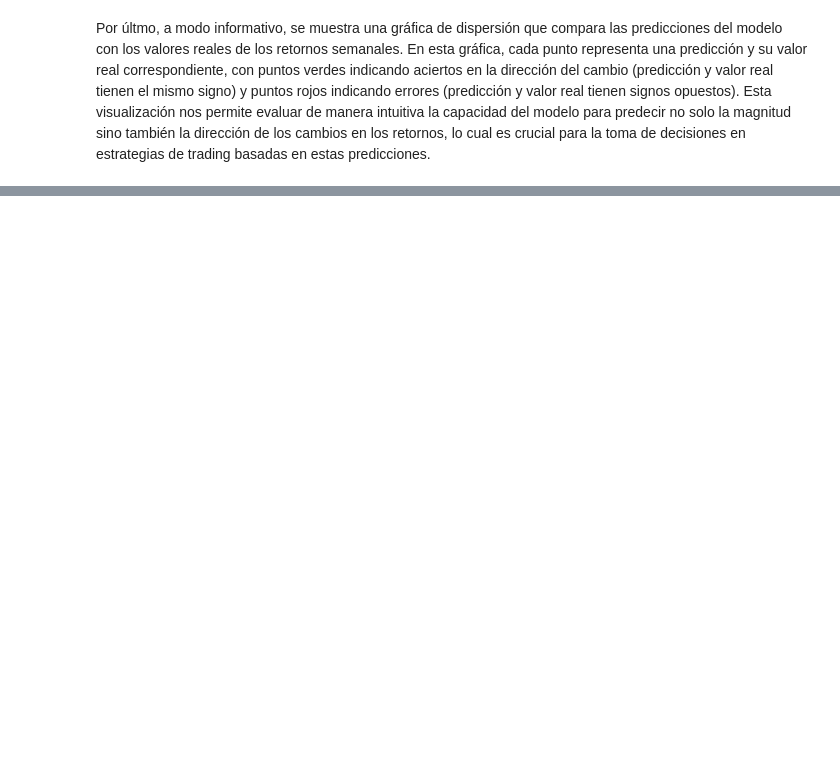
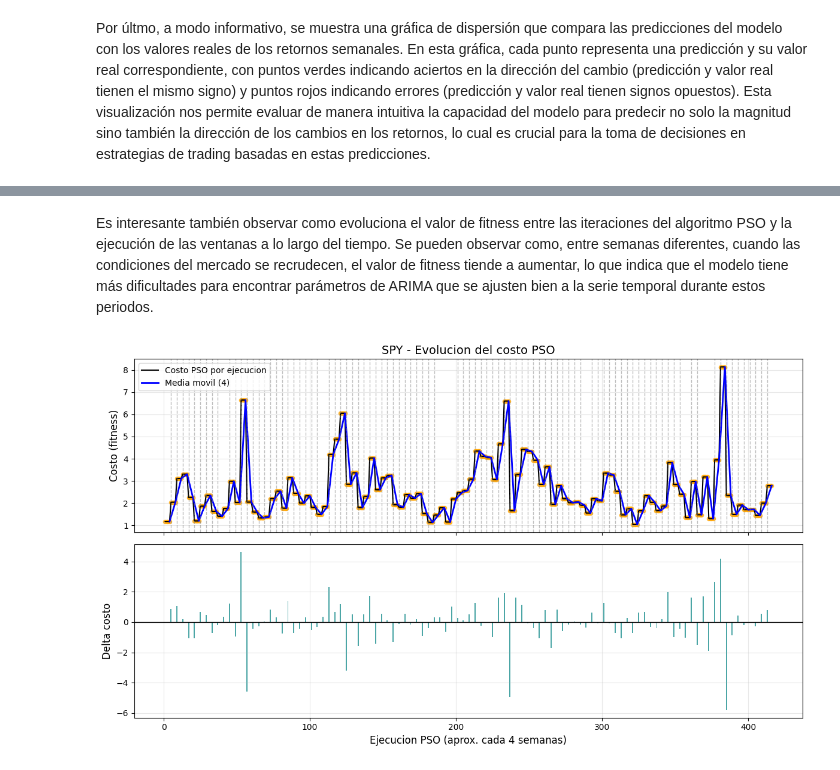
Before and after one commit to oscarveral/biostock, a Jupyter notebook: notebooks/pso.ipynb, the cells around one changed output, grey strips where cells are left out. Drawn from its saved outputs; the diff is of its cells as text; code cells hidden in the pictures; blank space fills up the shorter version.

```diff
--- a/notebooks/pso.ipynb
+++ b/notebooks/pso.ipynb
@@ -353,0 +360,49 @@ for ticker in TICKERS:
+# %% [markdown]
+Es interesante también observar como evoluciona el valor de fitness entre las iteraciones del algoritmo PSO y la ejecución de las ventanas a lo largo del tiempo. Se pueden observar como, entre semanas diferentes, cuando las condiciones del mercado se recrudecen, el valor de fitness tiende a aumentar, lo que indica que el modelo tiene más dificultades para encontrar parámetros de ARIMA que se ajusten bien a la serie temporal durante estos periodos.
+# %%
+def plot_pso_cost_history(ticker, results, smooth_window=4):
+    cost_history = results.get("cost_history", [])
+    model_history = results.get("model_history", [])
+    runs = numpy.arange(1, len(cost_history) + 1)
+    costs = numpy.array(cost_history, dtype=float)
+    deltas = numpy.diff(costs, prepend=costs[0])
+
+    # Indices where PSO picked a new (p, d, q).
+    change_points = []
+    if len(model_history) > 0:
+        prev = tuple(model_history[0])
+        for i, pdq in enumerate(model_history[1:], start=1):
+            cur = tuple(pdq)
+            if cur != prev:
+                change_points.append(i + 1)
+                prev = cur
+
+    fig, (ax1, ax2) = matplotlib.pyplot.subplots(2, 1, figsize=(12, 7), sharex=True)
+    ax1.plot(runs, costs, color="black", linewidth=1.5, label="Costo PSO por ejecucion")
+    ax1.scatter(runs, costs, color="orange", s=20, alpha=0.7)
+
+    if len(costs) >= smooth_window:
+        smooth = pandas.Series(costs).rolling(window=smooth_window).mean()
+        ax1.plot(runs, smooth, color="blue", linewidth=2, label=f"Media movil ({smooth_window})")
+
+    for cp in change_points:
+        ax1.axvline(cp, color="gray", linestyle="--", linewidth=1, alpha=0.5)
+
+    ax1.set_title(f"{ticker} - Evolucion del costo PSO", fontsize=14)
+    ax1.set_ylabel("Costo (fitness)", fontsize=12)
+    ax1.grid(True, alpha=0.3)
+    ax1.legend()
+
+    ax2.bar(runs, deltas, color="teal", alpha=0.7)
+    ax2.axhline(0, color="black", linewidth=1)
+    ax2.set_xlabel("Ejecucion PSO (aprox. cada 4 semanas)", fontsize=12)
+    ax2.set_ylabel("Delta costo", fontsize=12)
+    ax2.grid(True, alpha=0.3)
+
+    matplotlib.pyplot.tight_layout()
+    matplotlib.pyplot.show()
+
+for ticker in TICKERS:
+    plot_pso_cost_history(ticker, results[ticker])
+# %% [output]
+[figure, added]
```
Also changed, not shown: parts of 8 cells of this notebook, 4 other files.
